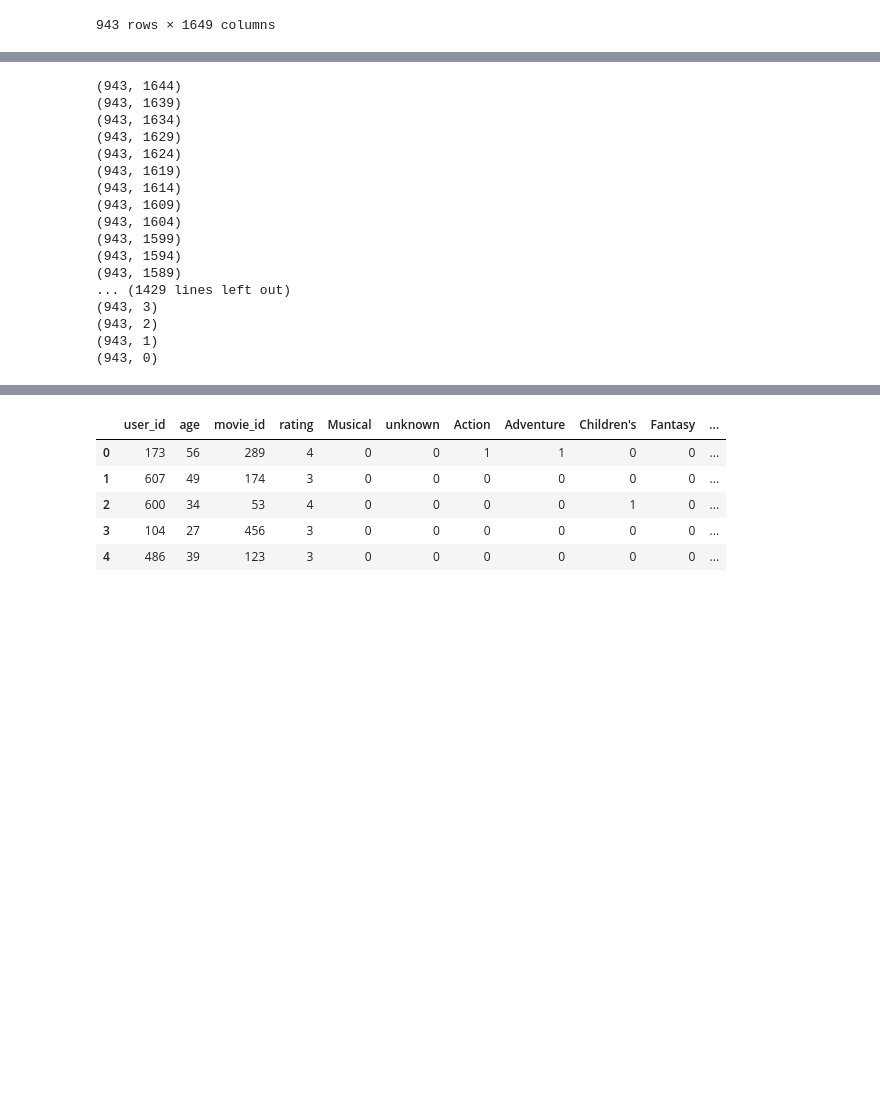
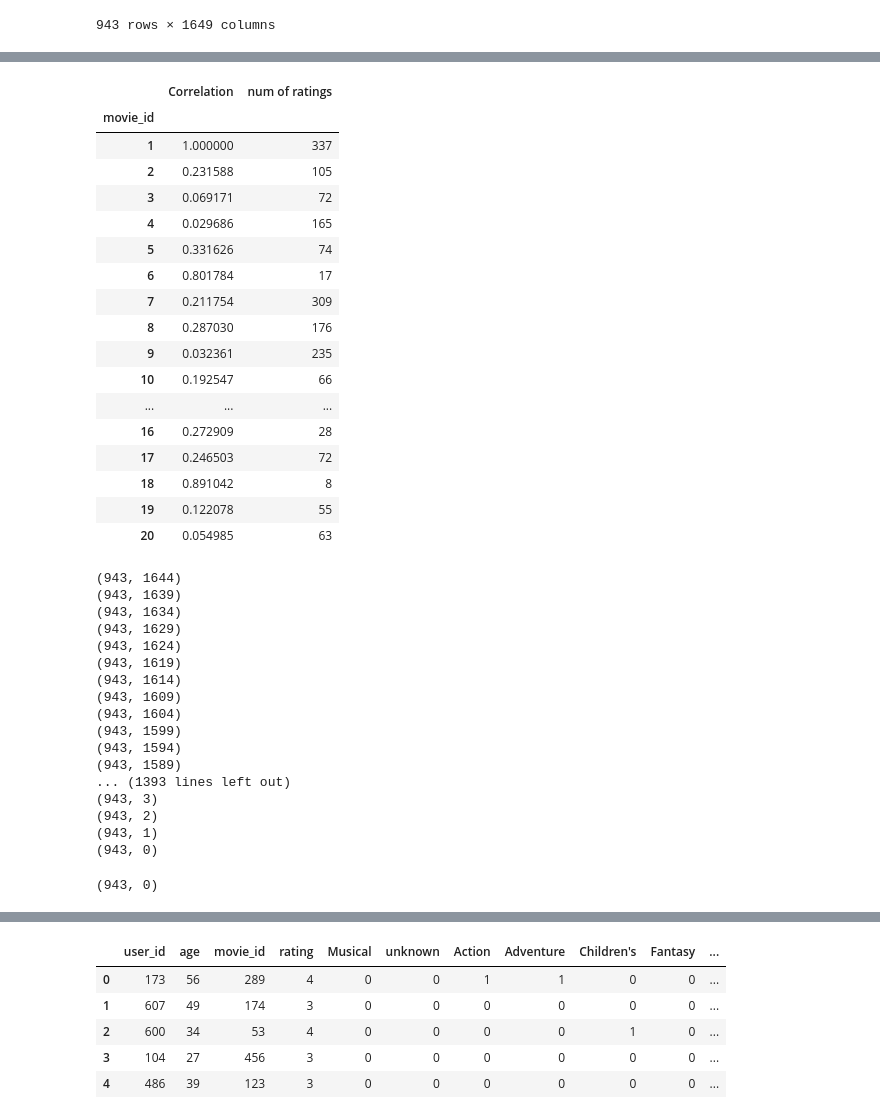
Before and after one commit to manish-rocks/recommendor-system, a Jupyter notebook: RecomSystem.ipynb, the cells around one changed output, grey strips where cells are left out. Saved outputs shown, nothing was run; the diff lists cells and outputs as text; code cells hidden in the pictures; blank space fills up the shorter version.

```diff
--- a/RecomSystem.ipynb
+++ b/RecomSystem.ipynb
@@ -124,3 +129,5 @@ moviemat
 # %%
 # moviemat.columns[0]
 # moviemat.drop(moviemat.columns[2],axis=1)
+# %%
+    movie_1_user_rating = moviemat.iloc[:,0]
@@ -126,0 +150,2 @@ moviemat
+# %%
+similar_to_movie1 = moviemat.corrwith(movie_1_user_rating)
@@ -127,3 +189,24 @@ moviemat
+# %%
+corr_movie1.head(20)
+# %% [output]
+|  | Correlation | num of ratings |
+| movie_id |  |  |
+| 1 | 1.000000 | 337 |
+| 2 | 0.231588 | 105 |
+| 3 | 0.069171 | 72 |
+| 4 | 0.029686 | 165 |
+| 5 | 0.331626 | 74 |
+| 6 | 0.801784 | 17 |
+| 7 | 0.211754 | 309 |
+| 8 | 0.287030 | 176 |
+| 9 | 0.032361 | 235 |
+| 10 | 0.192547 | 66 |
+| ... | ... | ... |
+| 16 | 0.272909 | 28 |
+| 17 | 0.246503 | 72 |
+| 18 | 0.891042 | 8 |
+| 19 | 0.122078 | 55 |
+| 20 | 0.054985 | 63 |
 # %%
 final_list= []
 while moviemat.shape[1]>0:
@@ -132,7 +215,7 @@ while moviemat.shape[1]>0:
     corr_movie1 = pd.DataFrame(similar_to_movie1,columns=['Correlation'])
     corr_movie1.dropna(inplace = True)
     corr_movie1 = corr_movie1.join(ratings['num of ratings'])
-    g  = corr_movie1[corr_movie1['num of ratings']>100 ].sort_values('Correlation',ascending=False).head(5)
+    g  = corr_movie1[corr_movie1['num of ratings']>90   ].sort_values('Correlation',ascending=False).head(5)
     if (g.shape[0]>0):
       s = tuple(g.index)
       final_list.append(s)
@@ -156,11 +239,15 @@ while moviemat.shape[1]>0:
 (943, 1599)
 (943, 1594)
 (943, 1589)
-... (1429 lines left out)
+... (1393 lines left out)
 (943, 3)
 (943, 2)
 (943, 1)
 (943, 0)
+# %%
+print(moviemat.shape)
+# %% [output]
+(943, 0)
 # %%
 print(final_list)
 # %% [output]
```
Also changed, not shown: parts of 42 cells of this notebook.
